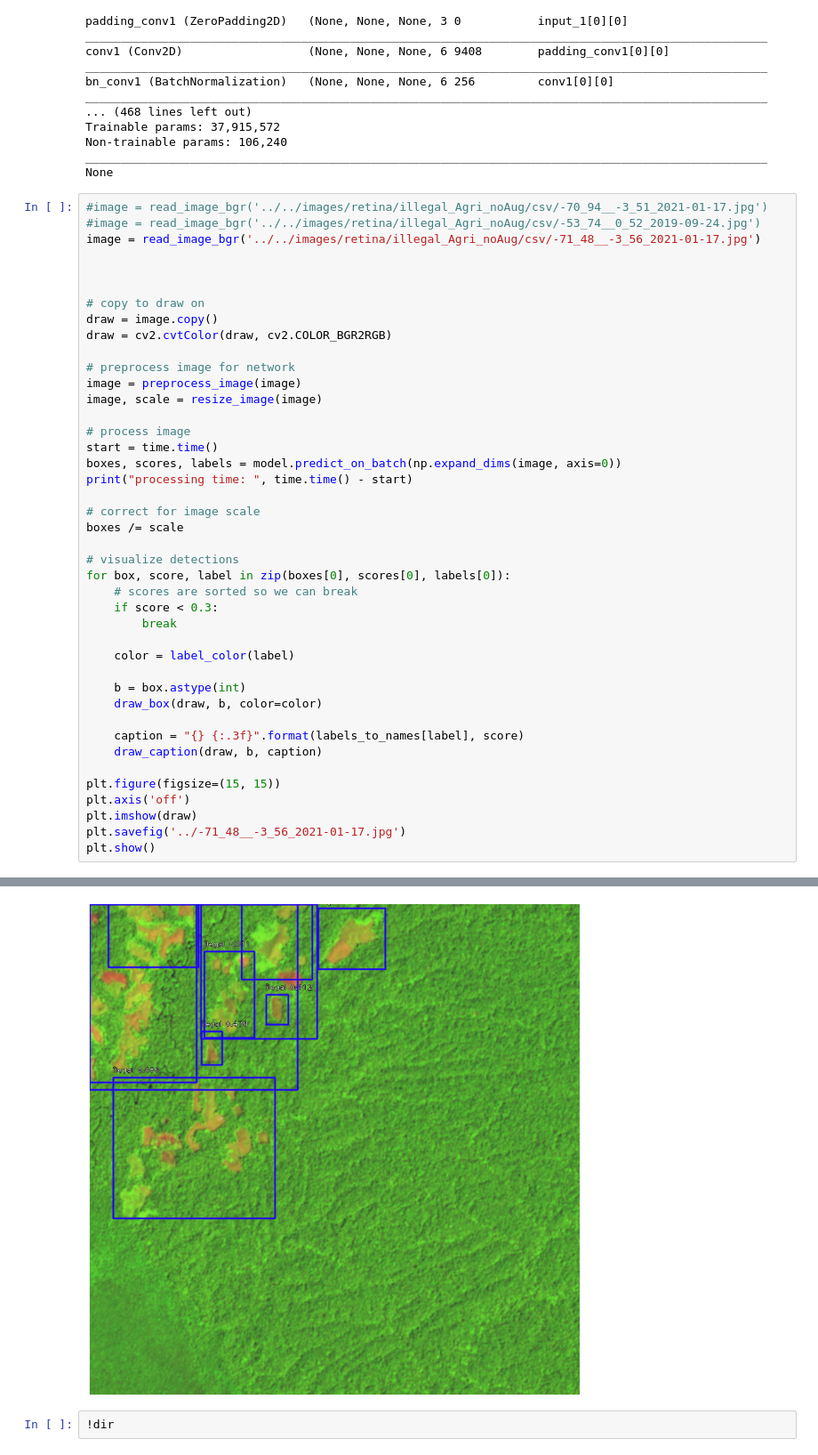
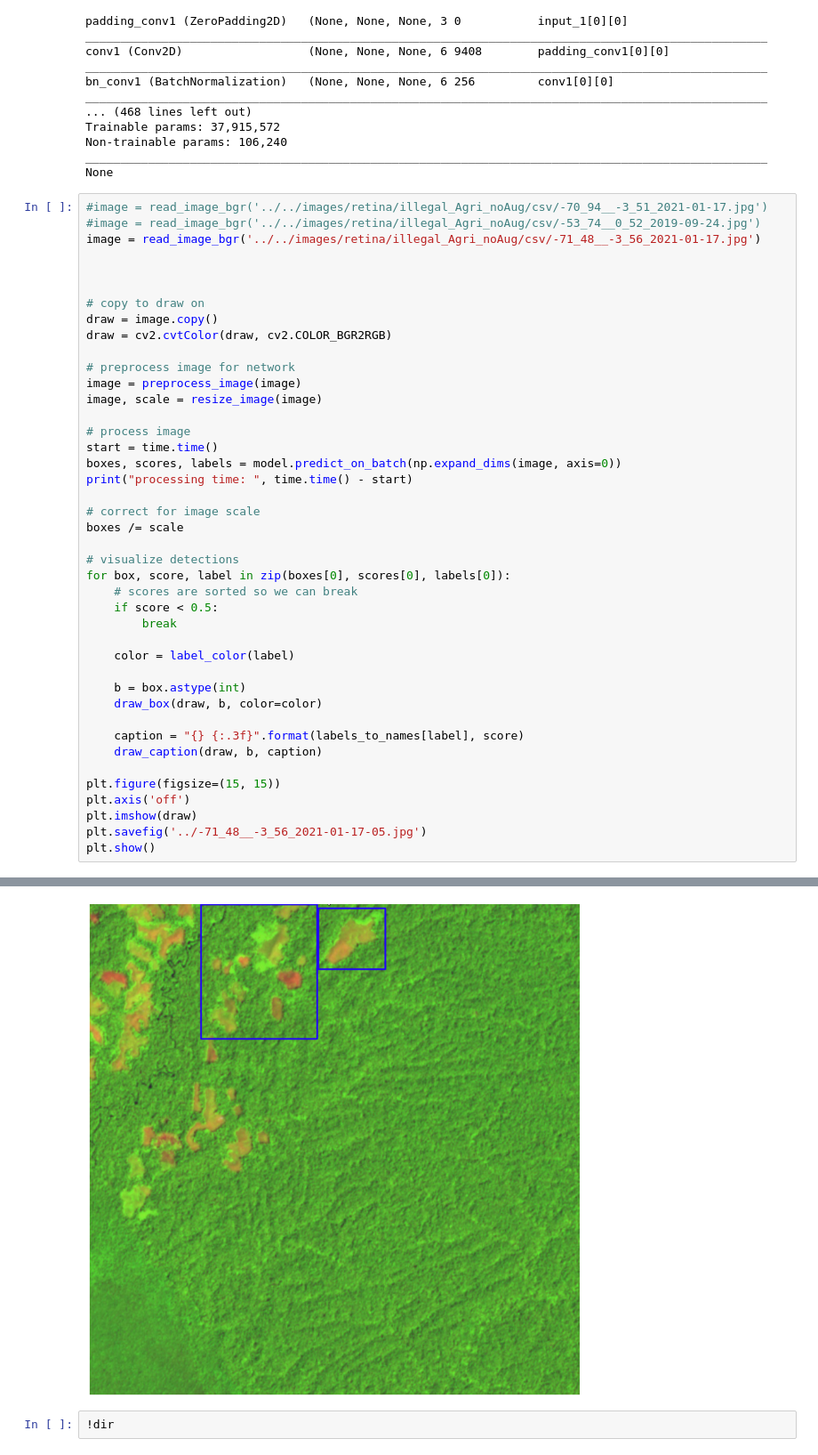
Before and after one commit to NathanLabbe/Thesis, a Jupyter notebook: Models/Impl/retinaDetect.ipynb, the cells around one changed output, grey strips where cells are left out. Shown at 89% size. Cells and saved outputs as stored; diff of their text form.

```diff
--- a/Models/Impl/retinaDetect.ipynb
+++ b/Models/Impl/retinaDetect.ipynb
@@ -172,7 +172,7 @@ boxes /= scale
 # visualize detections
 for box, score, label in zip(boxes[0], scores[0], labels[0]):
     # scores are sorted so we can break
-    if score < 0.3:
+    if score < 0.5:
         break
 
     color = label_color(label)
@@ -186,6 +186,6 @@ for box, score, label in zip(boxes[0], scores[0], labels[0]):
 plt.figure(figsize=(15, 15))
 plt.axis('off')
 plt.imshow(draw)
-plt.savefig('../-71_48__-3_56_2021-01-17.jpg')
+plt.savefig('../-71_48__-3_56_2021-01-17-05.jpg')
 plt.show()
 # %% [output]
@@ -193,4 +193,4 @@ processing time:  2.6181232929229736
-[figure, old version]
+[figure, new version]
 # %%
 !dir
 # %% [output]
```
Also changed, not shown: parts of 1 cell of this notebook.
